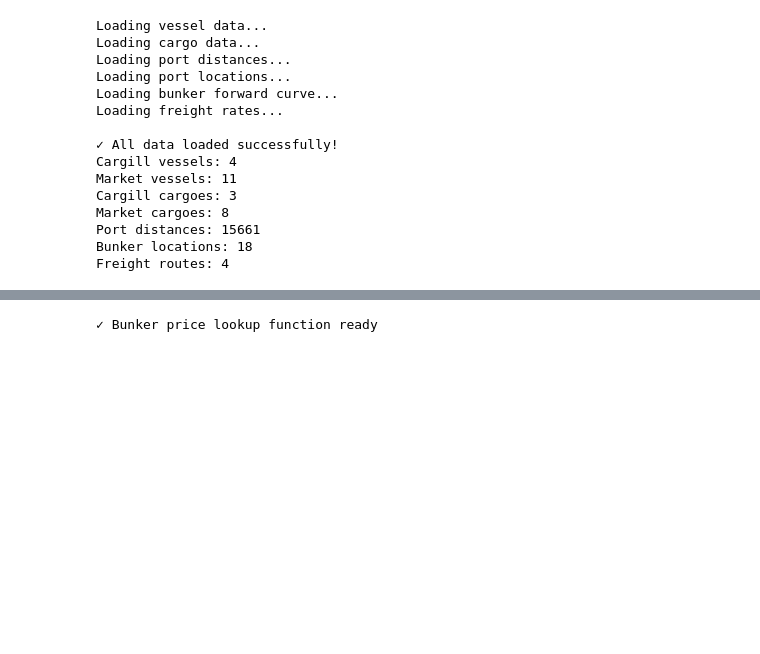
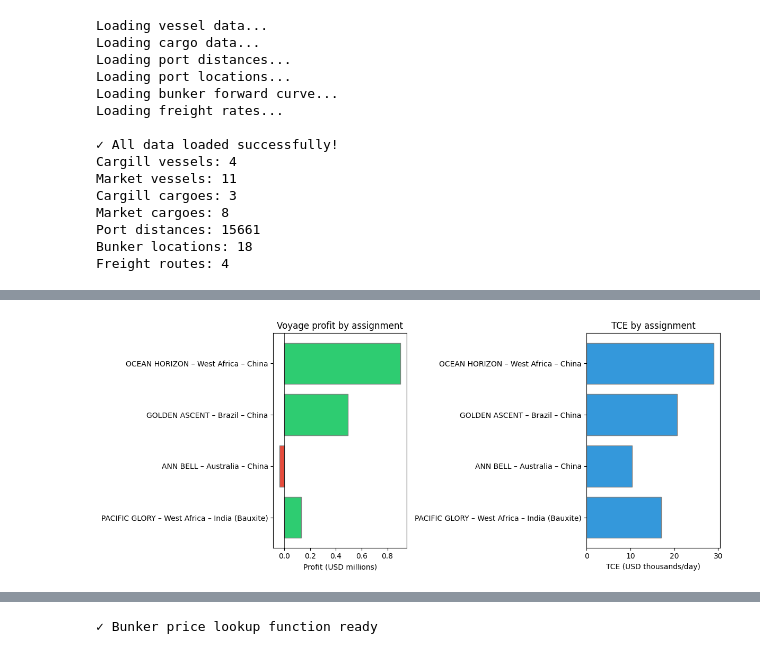
Before and after one commit to royzhack/cargill-hackathon, a Jupyter notebook: vessel_cargo_optimization_multileg.ipynb, the cells around one changed output, grey strips where cells are left out. Cells and saved outputs as stored; diff of their text form; code cells hidden in the pictures; blank space fills up the shorter version.

Commit message:
Fix estimated_time_of_departure KeyError in notebook; add visualizations and scenario outputs

```diff
--- a/vessel_cargo_optimization_multileg.ipynb
+++ b/vessel_cargo_optimization_multileg.ipynb
@@ -94,0 +158,31 @@ Freight routes: 4
+# %%
+# Viz 1: Voyage-level profit and TCE comparison across optimal vessel-cargo assignments
+import matplotlib.pyplot as plt
+import pandas as pd
+from pathlib import Path
+
+# Use FC assignments if available, else load from CSV
+try:
+    assign_viz = assignments if 'assignments' in dir() and hasattr(assignments, '__len__') and len(assignments) > 0 else pd.read_csv(Path("processed/optimal_assignments.csv"))
+except Exception:
+    assign_viz = pd.read_csv(Path("processed/optimal_assignments.csv"))
+assign_viz = assign_viz.copy()
+assign_viz["Vessel_Route"] = assign_viz["Vessel"] + " – " + assign_viz["Route"]
+
+fig, (ax1, ax2) = plt.subplots(1, 2, figsize=(12, 5))
+colors = ["#2ecc71" if p >= 0 else "#e74c3c" for p in assign_viz["Total_Voyage_Profit_USD"]]
+ax1.barh(assign_viz["Vessel_Route"], assign_viz["Total_Voyage_Profit_USD"] / 1e6, color=colors, edgecolor="gray")
+ax1.axvline(0, color="black", linewidth=0.5)
+ax1.set_xlabel("Profit (USD millions)")
+ax1.set_title("Voyage profit by assignment")
+ax1.invert_yaxis()
+
+ax2.barh(assign_viz["Vessel_Route"], assign_viz["TCE_USD_per_day"] / 1000, color="#3498db", edgecolor="gray")
+ax2.set_xlabel("TCE (USD thousands/day)")
+ax2.set_title("TCE by assignment")
+ax2.invert_yaxis()
+
+plt.tight_layout()
+plt.show()
+# %% [output]
+[figure, added]
```
Also changed, not shown: parts of 36 cells of this notebook, 17 other files.
